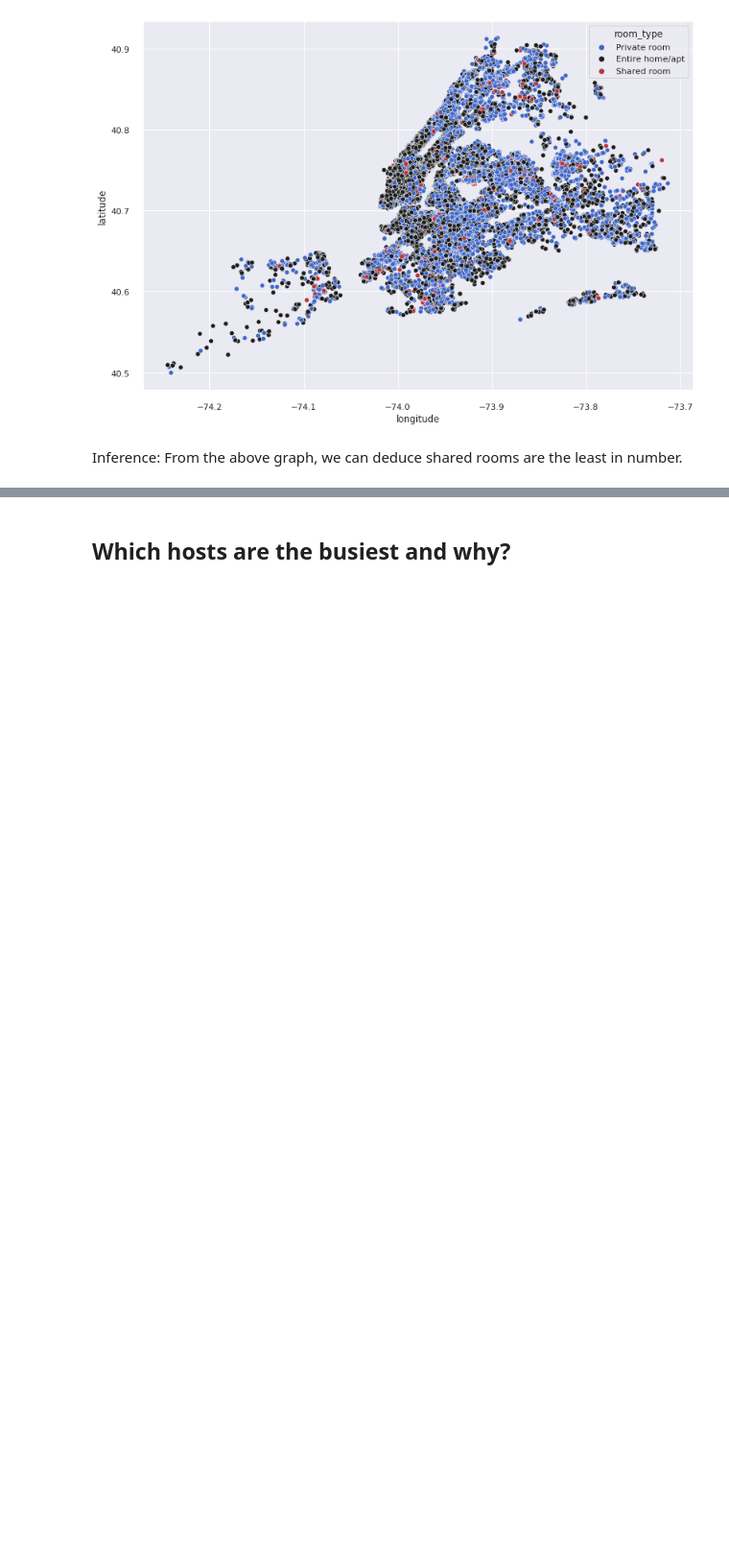
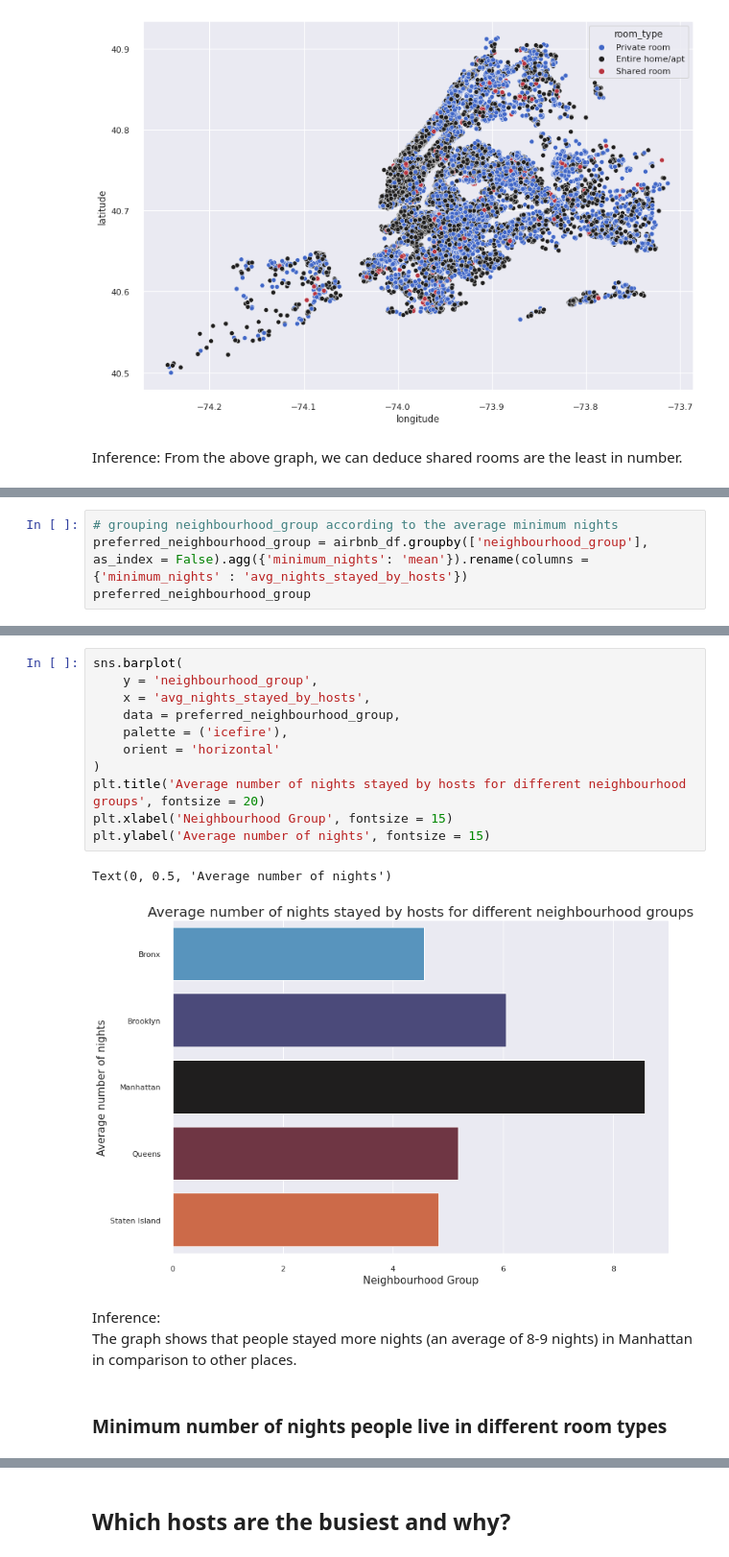
Before and after one commit to codeboy47/airbnb-booking-analysis, a Jupyter notebook: Akshit_Singh_Notebook.ipynb, the cells around one changed output, grey strips where cells are left out. Shown at 96% size. Drawn from its saved outputs; the diff is of its cells as text; blank space fills up the shorter version.

```diff
--- a/Akshit_Singh_Notebook.ipynb
+++ b/Akshit_Singh_Notebook.ipynb
@@ -261,0 +187,4 @@ Inference: From the above graph, we can deduce shared rooms are the least in num
+# %%
+# grouping neighbourhood_group according to the average minimum nights
+preferred_neighbourhood_group = airbnb_df.groupby(['neighbourhood_group'], as_index = False).agg({'minimum_nights': 'mean'}).rename(columns = {'minimum_nights' : 'avg_nights_stayed_by_hosts'})
+preferred_neighbourhood_group
@@ -261,0 +198,19 @@ Inference: From the above graph, we can deduce shared rooms are the least in num
+# %%
+sns.barplot(
+    y = 'neighbourhood_group',
+    x = 'avg_nights_stayed_by_hosts',
+    data = preferred_neighbourhood_group,
+    palette = ('icefire'),
+    orient = 'horizontal'
+)
+plt.title('Average number of nights stayed by hosts for different neighbourhood groups', fontsize = 20)
+plt.xlabel('Neighbourhood Group', fontsize = 15)
+plt.ylabel('Average number of nights', fontsize = 15)
+# %% [output]
+Text(0, 0.5, 'Average number of nights')
+[figure, added]
+# %% [markdown]
+Inference: <br>
+The graph shows that people stayed more nights (an average of 8-9 nights) in Manhattan in comparison to other places.
+# %% [markdown]
+### Minimum number of nights people live in different room types
```
Also changed, not shown: parts of 24 cells of this notebook.
